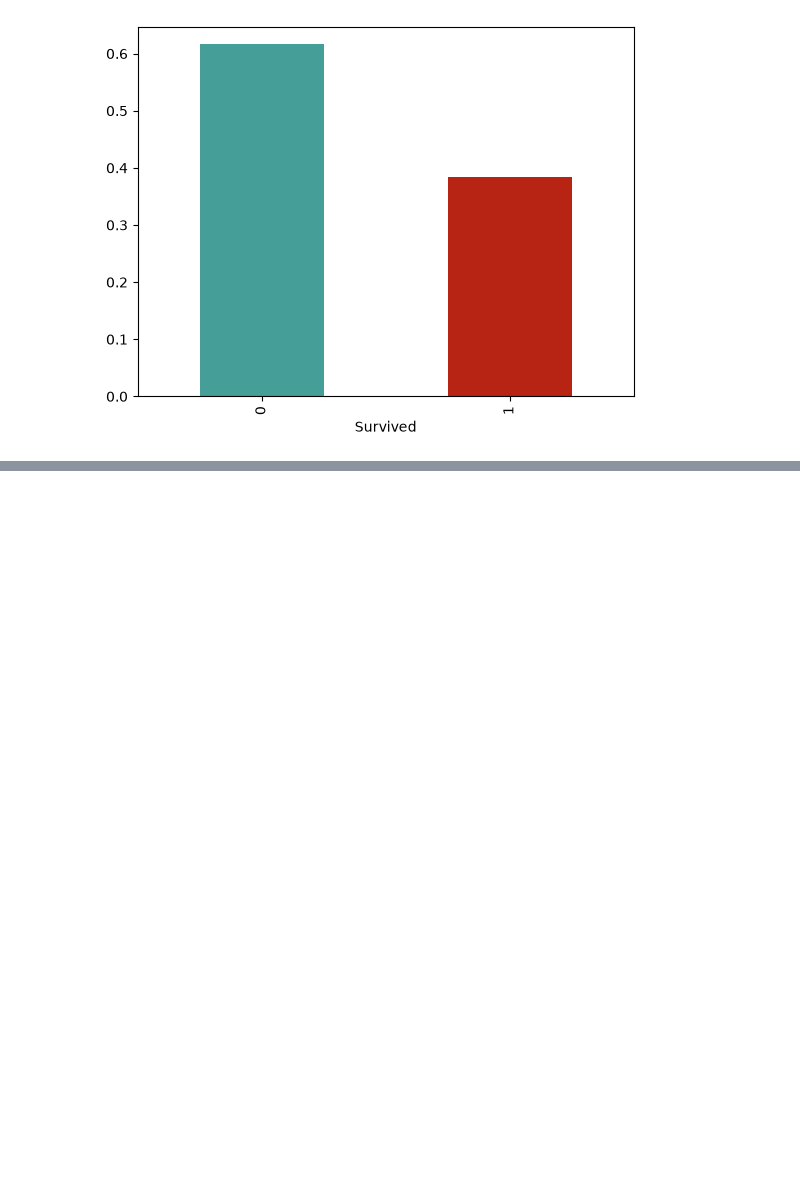
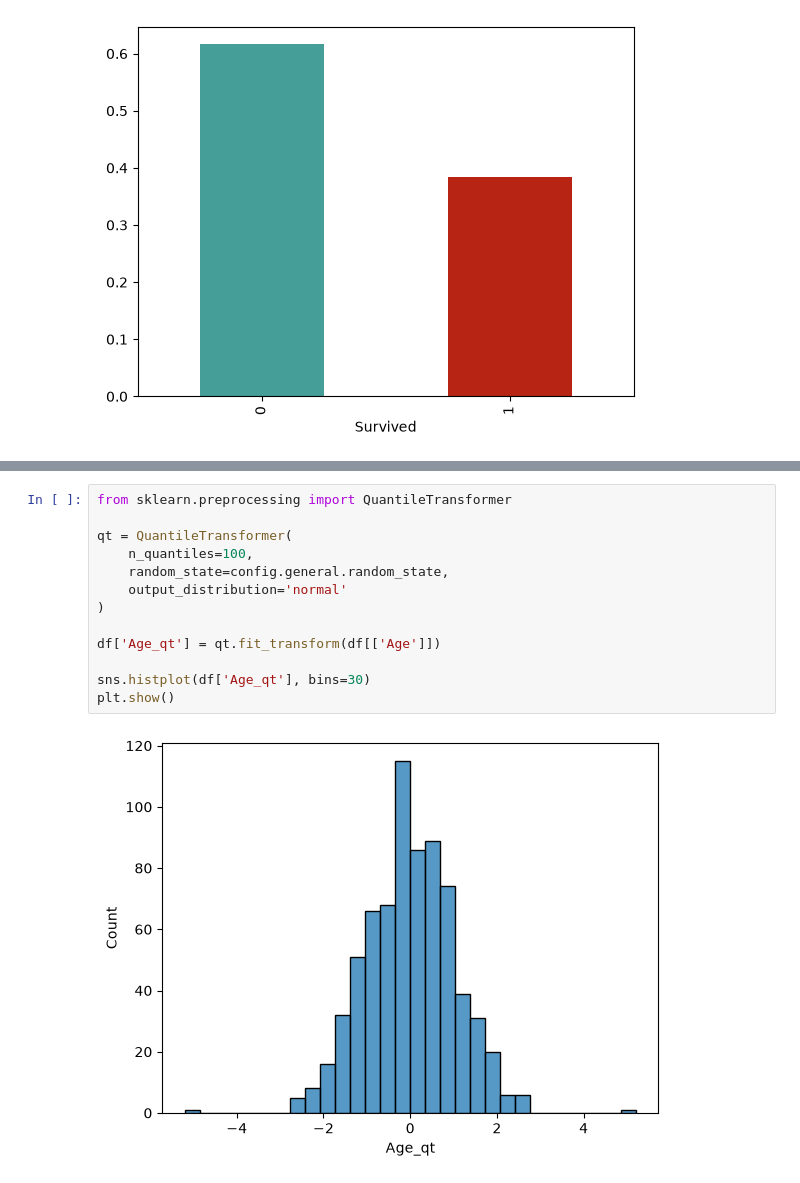
Before and after one commit to pedrobirq/extreme_ml_learning_final_project, a Jupyter notebook: notebooks/TitanicEDA.ipynb, the cells around one changed output, grey strips where cells are left out. Drawn from its saved outputs; the diff is of its cells as text; blank space fills up the shorter version.

```diff
--- a/notebooks/TitanicEDA.ipynb
+++ b/notebooks/TitanicEDA.ipynb
@@ -61,0 +74,15 @@ plt.show()
+# %%
+from sklearn.preprocessing import QuantileTransformer
+
+qt = QuantileTransformer(
+    n_quantiles=100,
+    random_state=config.general.random_state,
+    output_distribution='normal'
+)
+
+df['Age_qt'] = qt.fit_transform(df[['Age']])
+
+sns.histplot(df['Age_qt'], bins=30)
+plt.show()
+# %% [output]
+[figure, added]
```
Also changed, not shown: parts of 7 cells of this notebook, 6 other files.
